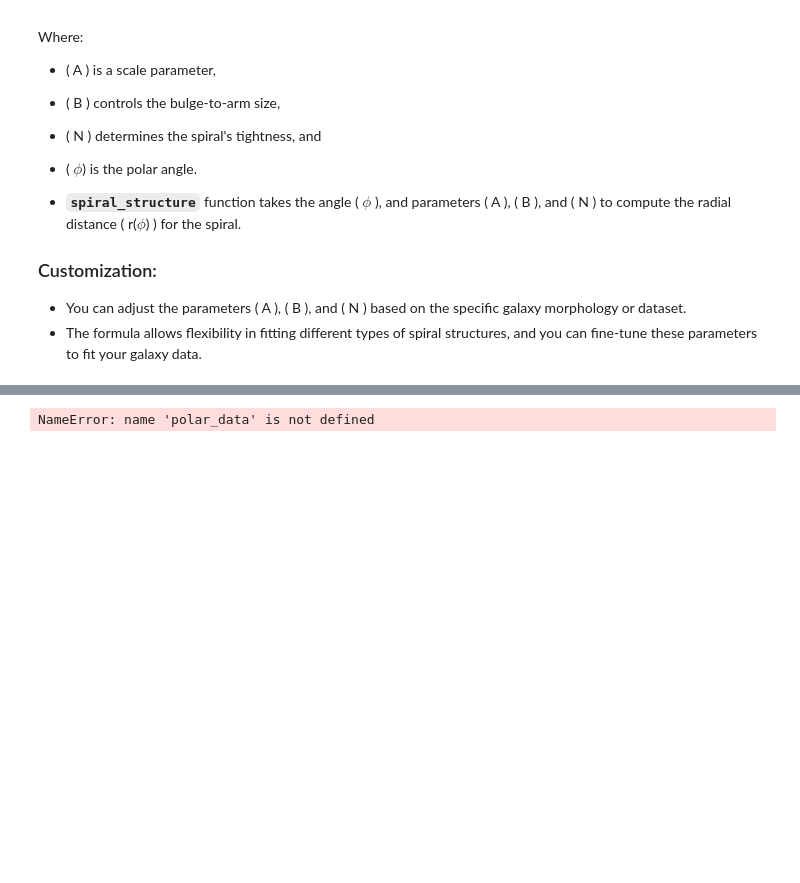
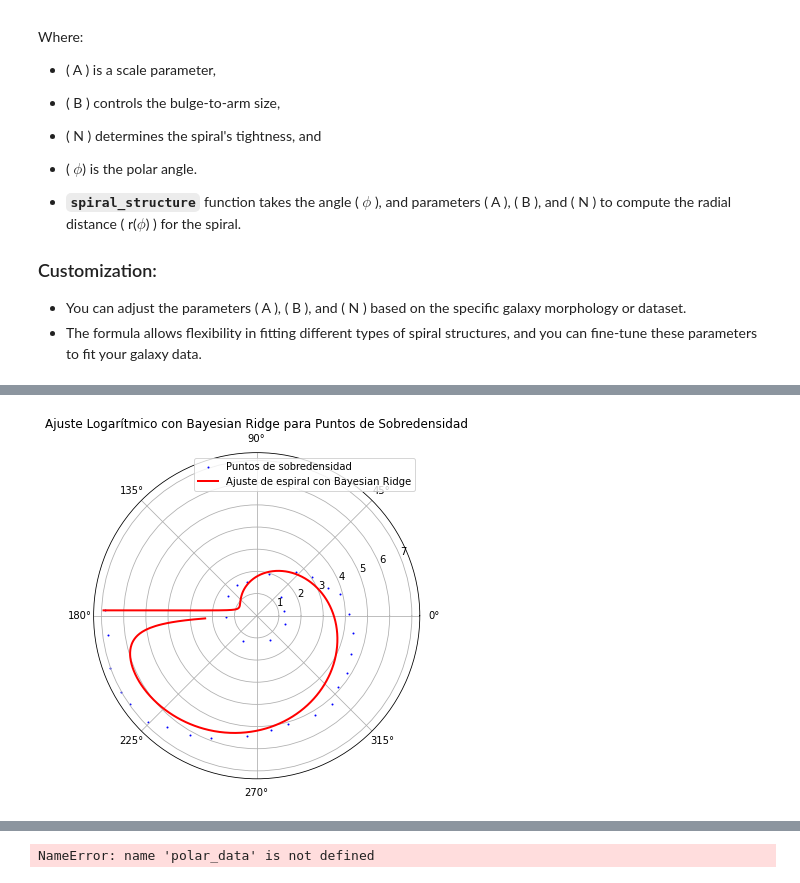
Before and after one commit to danielhcertuche/SpiralStructure_IllustrisTNG50, a Jupyter notebook: NOTEBOOKS/NewMethod_ArmsIdentification.ipynb, the cells around one changed output, grey strips where cells are left out. Drawn from its saved outputs; the diff is of its cells as text; code cells hidden in the pictures; blank space fills up the shorter version.

```diff
--- a/NOTEBOOKS/NewMethod_ArmsIdentification.ipynb
+++ b/NOTEBOOKS/NewMethod_ArmsIdentification.ipynb
@@ -216,0 +409,74 @@ Where:
+# %%
+import numpy as np
+import pandas as pd
+import matplotlib.pyplot as plt
+from scipy.optimize import curve_fit
+from sklearn.linear_model import BayesianRidge
+
+# Definir la función logarítmica de la espiral
+def log_spiral(phi, B, N):
+    """
+    r(φ) = A / log(B * tan(φ / 2N))
+    Suponemos A = 1 para simplificar
+    """
+    safe_phi = np.clip(phi, 1e-6, None)  # Evitar log(0) o valores negativos
+    return 1 / np.log(B * np.tan(safe_phi / (2 * N)) + 1e-6)
+
+# Crear un ajuste Bayesiano
+class BayesianSpiralFitter:
+    def __init__(self, alpha_1=1e-6, lambda_1=1e-6):
+        self.bayesian_ridge = BayesianRidge(alpha_1=alpha_1, lambda_1=lambda_1)
+        self.B_ = None
+        self.N_ = None
+
+    def fit(self, phi, r):
+        # Preprocesar los valores de phi
+        X = np.column_stack([phi, np.tan(phi / 2)])  # Crear características basadas en φ y tan(φ / 2)
+        self.bayesian_ridge.fit(X, r)
+        # Obtener los coeficientes ajustados
+        self.B_ = self.bayesian_ridge.coef_[0]
+        self.N_ = self.bayesian_ridge.coef_[1]
+
+    def predict(self, phi):
+        # Preprocesar phi
+        X = np.column_stack([phi, np.tan(phi / 2)])
+        return self.bayesian_ridge.predict(X)
+
+# Función para convertir de coordenadas cartesianas a polares
+def cartesian_to_polar(x, y):
+    r = np.sqrt(x**2 + y**2)
+    phi = np.arctan2(y, x)
+    return r, phi
+
+# Cargar los datos
+data_arm = pd.read_csv('../DATA/processed/TracingPoints/arm_tracing_11_arm1_rho_dani.csv')
+
+# Extraer los valores de x e y
+x_values = data_arm['x'].values
+y_values = data_arm['y'].values
+
+# Convertir a coordenadas polares
+r_values, phi_values = cartesian_to_polar(x_values, y_values)
+
+# Ajustar el modelo bayesiano
+bayesian_spiral = BayesianSpiralFitter()
+bayesian_spiral.fit(phi_values, r_values)
+
+# Predecir los valores ajustados
+phi_fit = np.linspace(np.min(phi_values), np.max(phi_values), 1000)
+r_fit = bayesian_spiral.predict(phi_fit)
+
+# Graficar los resultados
+fig, ax = plt.subplots(subplot_kw={'projection': 'polar'}, figsize=(8, 6))
+
+# Graficar los puntos originales
+ax.scatter(phi_values, r_values, color='blue', label='Puntos de sobredensidad', s=1)
+
+# Graficar el ajuste de la espiral
+ax.plot(phi_fit, r_fit, label='Ajuste de espiral con Bayesian Ridge', color='red', linewidth=2)
+
+ax.set_title('Ajuste Logarítmico con Bayesian Ridge para Puntos de Sobredensidad')
+plt.legend()
+plt.show()
+# %% [output]
+[figure, added]
```
Also changed, not shown: parts of 13 cells of this notebook.
